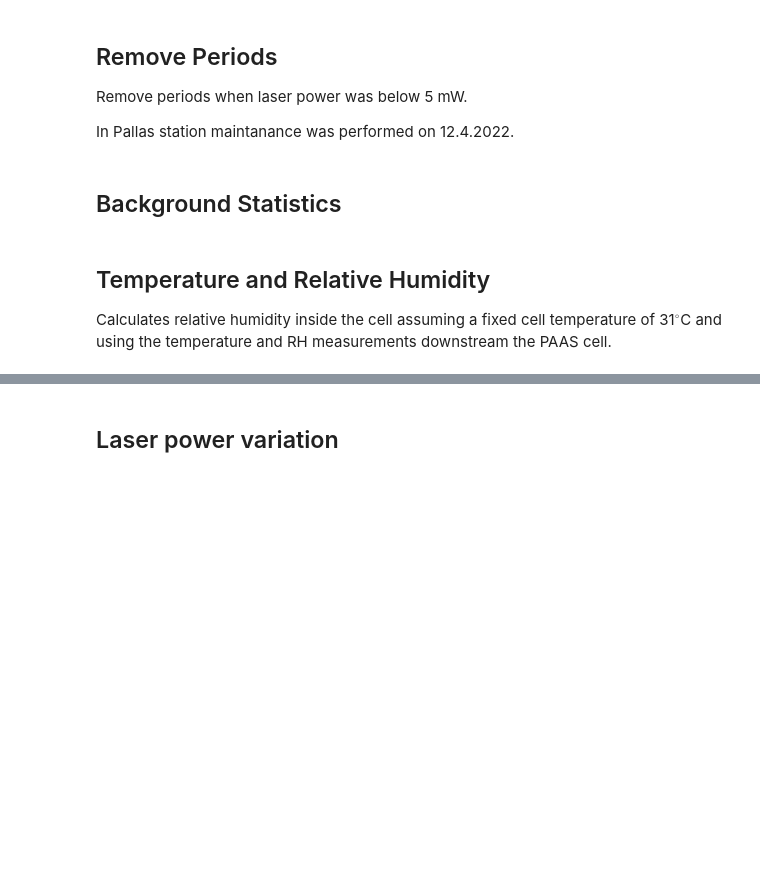
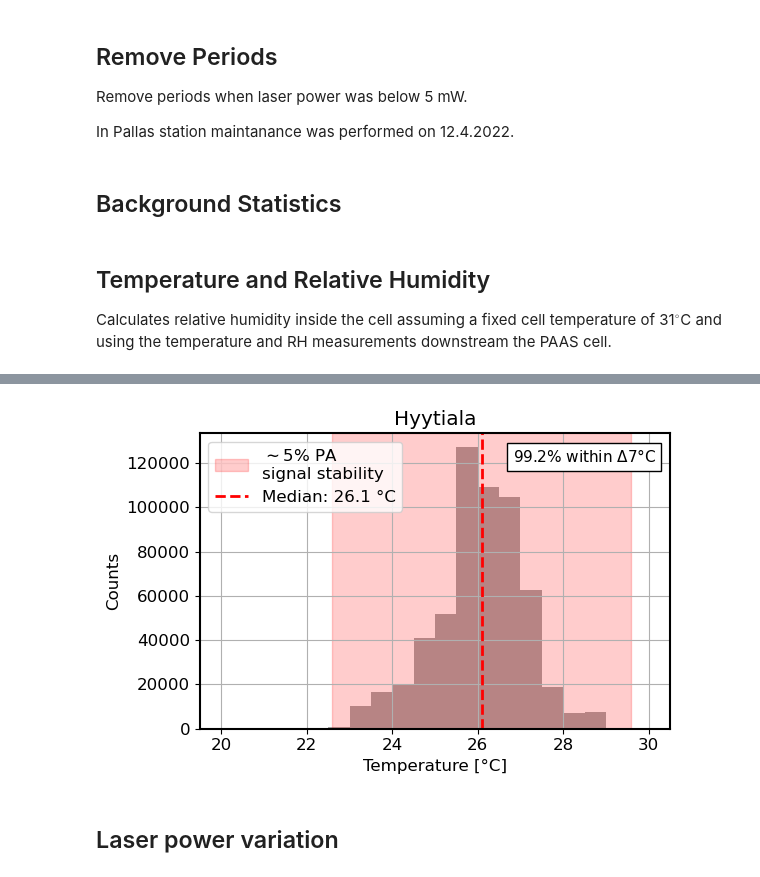
Before and after one commit to BUW-Atmos-Phys/PAAS, a Jupyter notebook: PAAS background analysis/PAAS_background_analysis.ipynb, the cells around one changed output, grey strips where cells are left out. Drawn from its saved outputs; the diff is of its cells as text; code cells hidden in the pictures; blank space fills up the shorter version.

```diff
--- a/PAAS background analysis/PAAS_background_analysis.ipynb
+++ b/PAAS background analysis/PAAS_background_analysis.ipynb
@@ -324,3 +337,89 @@ plt.show()
+# %%
+fig, ax = plt.subplots(figsize=(6,4))
+
+bin_width = 0.5
+bins = np.arange(
+    np.floor(T.min()),
+    np.ceil(T.max()) + bin_width,
+    bin_width
+)
+
+counts, bins, _ = ax.hist(
+    T,
+    bins=bins,
+    density=False,
+    color='gray',
+    edgecolor='none',
+    alpha=0.7
+)
+
+# =========================
+# Median temperature
+# =========================
+T_median = np.nanmedian(T)
+
+# =========================
+# ±7 °C range
+# =========================
+T_low = T_median - 3.5
+T_high = T_median + 3.5
+
+# =========================
+# Fraction within ±7°C
+# =========================
+fraction = np.mean((T >= T_low) & (T <= T_high)) * 100
+
+# =========================
+# Shaded region with multiline label
+# =========================
+label_text = (r'$\sim$5% PA' '\n'
+    'signal stability'
+    )
+
+ax.axvspan(
+    T_low, T_high,
+    color='red',
+    alpha=0.2,
+    label=label_text
+)
+
+# Peak line
+ax.axvline(
+    T_median,
+    color='red',
+    linestyle='--',
+    linewidth=2,
+    label=f'Median: {T_median:.1f} °C'
+)
+
+# =========================
+# Add fraction text to plot
+# =========================
+ax.text(
+    0.97, 0.95,
+    f'{fraction:.1f}% within $\Delta$7°C',
+    transform=ax.transAxes,
+    ha='right',
+    va='top',
+    fontsize=11,
+    bbox=dict(facecolor='white', edgecolor='black')
+)
+
+# =========================
+# Labels & styling
+# =========================
+ax.set_xlabel("Temperature [°C]")
+ax.set_ylabel("Counts")
+ax
+ax.grid(True)
+ax.legend()
+ax.set_title(campaign)
+
+plt.tight_layout()
+filepath = os.path.join(savefolder, "Cell_temperature_histogram.png")
+plt.savefig(filepath, dpi=500, bbox_inches='tight')
+# %% [output]
+[figure, added]
 # %% [markdown]
 ## Laser power variation
 # %%
```
Also changed, not shown: parts of 10 cells of this notebook, 24 other files.
